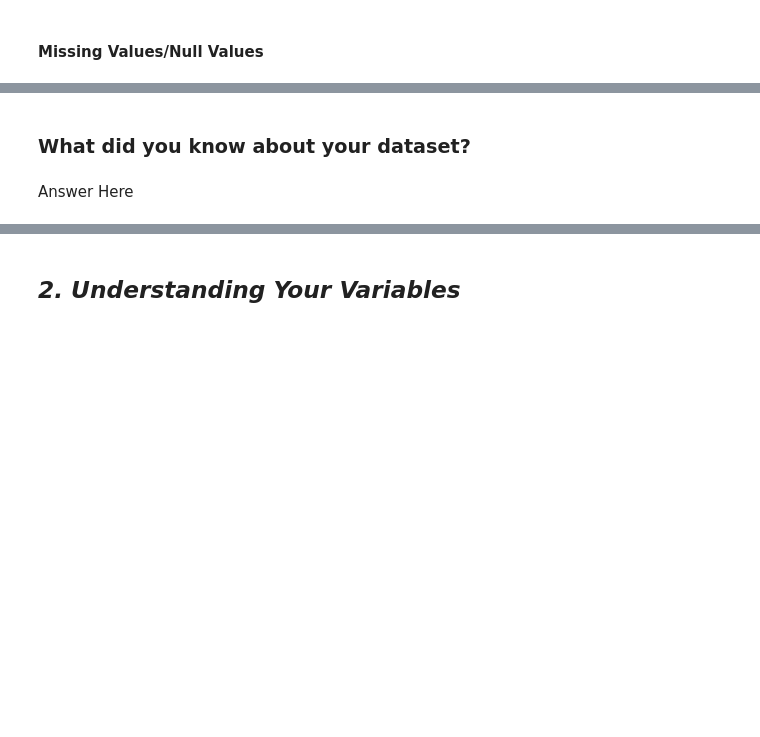
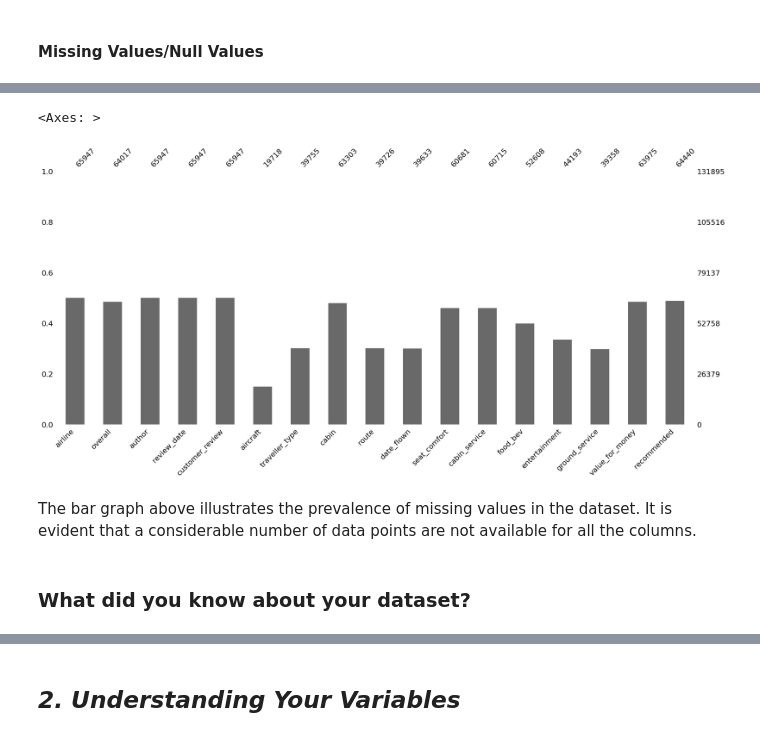
Before and after one commit to NRTPRIME/EDA-Capstone-Project-1-, a Jupyter notebook: Airline_Paasenger_Referral_Prediction(Nandan_Prabhutendolkar).ipynb, the cells around one changed output, grey strips where cells are left out. Cells and saved outputs as stored; diff of their text form; code cells hidden in the pictures; blank space fills up the shorter version.

```diff
--- a/Airline_Paasenger_Referral_Prediction(Nandan_Prabhutendolkar).ipynb
+++ b/Airline_Paasenger_Referral_Prediction(Nandan_Prabhutendolkar).ipynb
@@ -151,2 +206,5 @@ M - Multivariate Analysis
+# %%
+#Load Dataset
+airline_df = pd.read_excel('/content/drive/MyDrive/Colab Notebooks/ML capstone/ML-Capstone/data_airline_reviews .xlsx')
 # %% [markdown]
 ### Dataset First View
@@ -171,6 +292,11 @@ M - Multivariate Analysis
 # %%
 # Visualizing the missing values
+msno.bar(airline_df)
+# %% [output]
+<Axes: >
+[figure, added]
+# %% [markdown]
+
+The bar graph above illustrates the prevalence of missing values in the dataset. It is evident that a considerable number of data points are not available for all the columns.
 # %% [markdown]
 ### What did you know about your dataset?
-# %% [markdown]
-Answer Here
```
Also changed, not shown: parts of 370 cells of this notebook.
